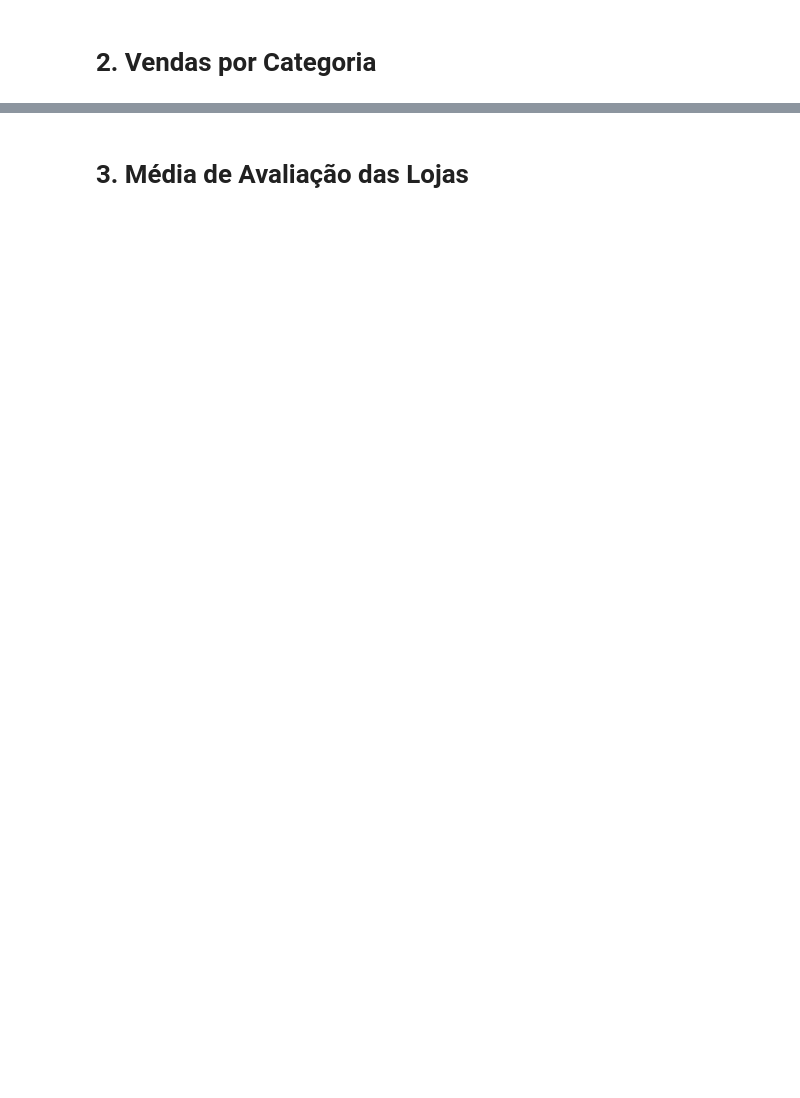
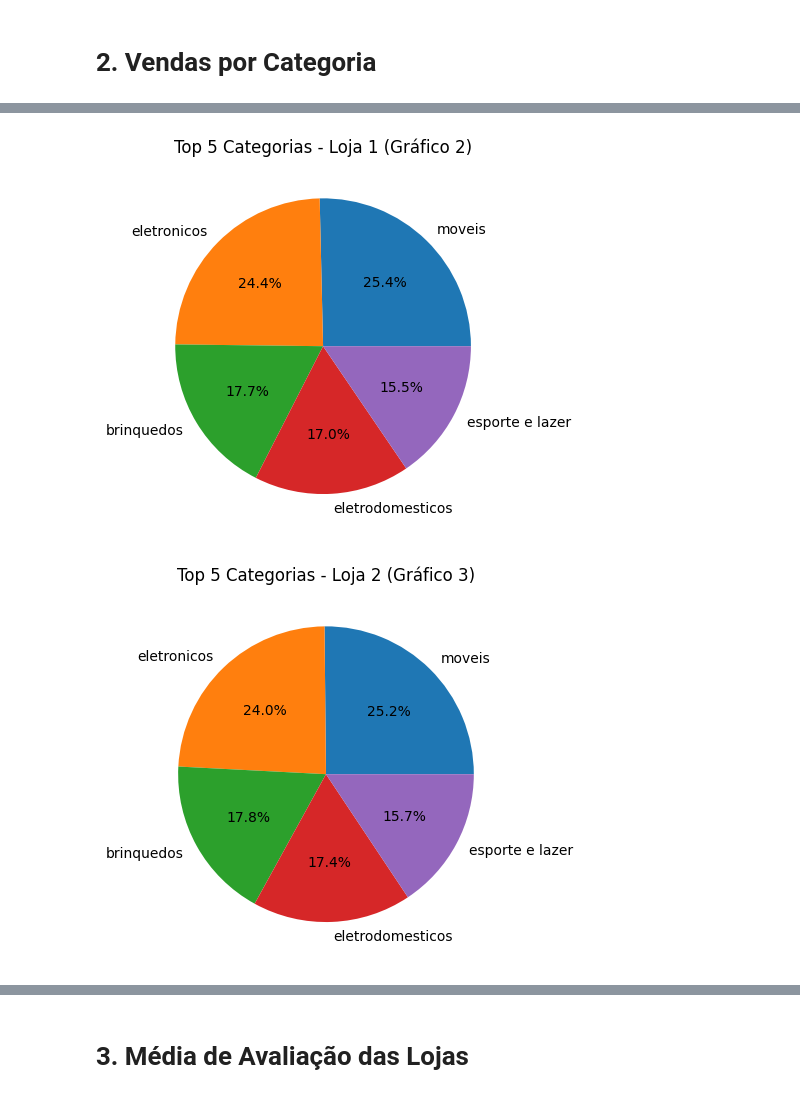
Before and after one commit to leonardo-queiroz/challenge-alura-store, a Jupyter notebook: alura_store.ipynb, the cells around one changed output, grey strips where cells are left out. Drawn from its saved outputs; the diff is of its cells as text; code cells hidden in the pictures; blank space fills up the shorter version.

```diff
--- a/alura_store.ipynb
+++ b/alura_store.ipynb
@@ -16,2 +58,7 @@ HTTPError: HTTP Error 429: Too Many Requests
 # %% [markdown]
 # 2. Vendas por Categoria
+# %%
+for nome_loja, df in lojas.items():
+  categoria_loja = df["Categoria do Produto"].value_counts().sort_values(ascending=False)
+  print(f"\n* Categorias mais vendidas - {nome_loja} *")
+  print(categoria_loja)
@@ -17,0 +83,15 @@ HTTPError: HTTP Error 429: Too Many Requests
+# %%
+numero_grafico = 2
+for nome_loja, df in lojas.items():
+    categorias = df["Categoria do Produto"].value_counts().head(5)
+
+    plt.figure()
+    plt.pie(categorias, labels=categorias.index, autopct='%1.1f%%')
+
+    plt.title(f"Top 5 Categorias - {nome_loja} (Gráfico {numero_grafico})")
+
+    plt.show()
+    numero_grafico += 1
+# %% [output]
+[figure, added]
+[figure, added]
```
Also changed, not shown: parts of 15 cells of this notebook.
